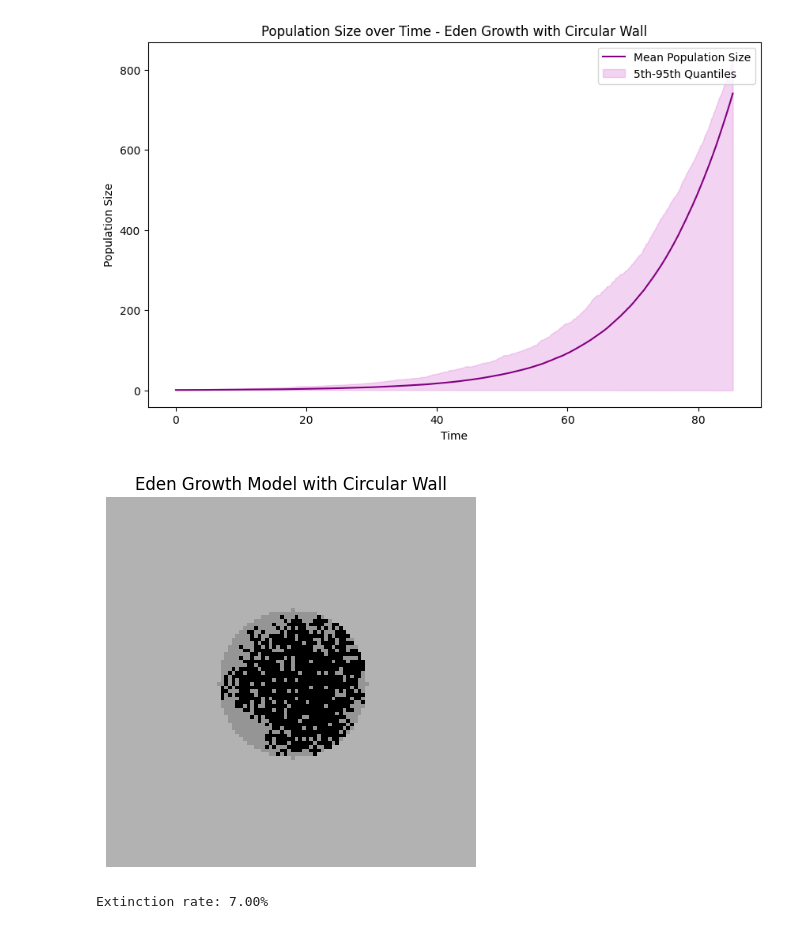
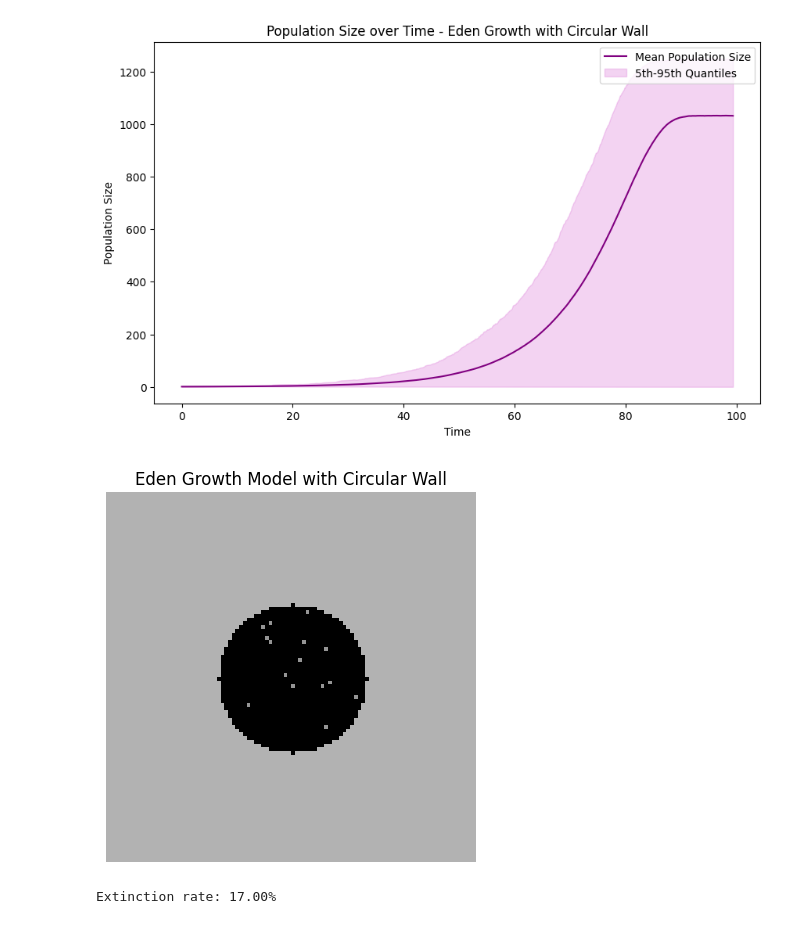
Before and after one commit to isabellac865/population_growth_models, a Jupyter notebook: 3_spatial_models/7_eden_growth_wall.ipynb, the cells around one changed output. Drawn from its saved outputs; the diff is of its cells as text; code cells hidden in the pictures.

```diff
--- a/3_spatial_models/7_eden_growth_wall.ipynb
+++ b/3_spatial_models/7_eden_growth_wall.ipynb
@@ -53,7 +53,7 @@ def grow_cluster(grid, border, dividing_cells, iterations, base_growth_rate, bas
             if is_within_circle(new_site[0], new_site[1]):
                 grid[new_site] = 1
                 border.remove(new_site)
-                dividing_cells.add(new_site)
+                #dividing_cells.add(new_site)
 
                 # Update border
                 for nx, ny in get_moore_neighborhood(*new_site, size):
@@ -128,7 +128,7 @@ def plot_grid(grid):
 # %%
 # Parameters
 grid_size = 100
-iterations = 1000
+iterations = 2000
 base_growth_rate = 0.1
 base_death_prob = 0.01
 num_simulations = 100
@@ -150,33 +150,33 @@ for _ in range(num_simulations):
     all_population_sizes.append(np.interp(np.linspace(0, max(time_points), iterations), time_points, population_size))
     all_time_points.append(np.linspace(0, max(time_points), iterations))
 
 all_population_sizes = np.array(all_population_sizes)
 time_points = np.mean(all_time_points, axis=0)
 
 # Calculate quantiles
 quantiles_5 = np.percentile(all_population_sizes, 5, axis=0)
 quantiles_95 = np.percentile(all_population_sizes, 95, axis=0)
 mean_population_size = np.mean(all_population_sizes, axis=0)
 
 # Calculate extinction rate
 extinction_rate = (extinction_count / num_simulations) * 100
 
 # Plot population size over time
 plt.figure(figsize=(10, 6))
 plt.plot(time_points, mean_population_size, label='Mean Population Size', color='purple')
 plt.fill_between(time_points, quantiles_5, quantiles_95, color='orchid', alpha=0.3, label='5th-95th Quantiles')
 plt.xlabel('Time')
 plt.ylabel('Population Size')
 plt.title('Population Size over Time - Eden Growth with Circular Wall')
 plt.legend()
 plt.show()
 
 # Plot final grid of the last simulation
 plot_grid(grid)
 
 # Display extinction rate
 print(f"Extinction rate: {extinction_rate:.2f}%")
 # %% [output]
-[figure, old version]
+[figure, new version]
-[figure, old version]
+[figure, new version]
-Extinction rate: 7.00%
+Extinction rate: 17.00%
```
